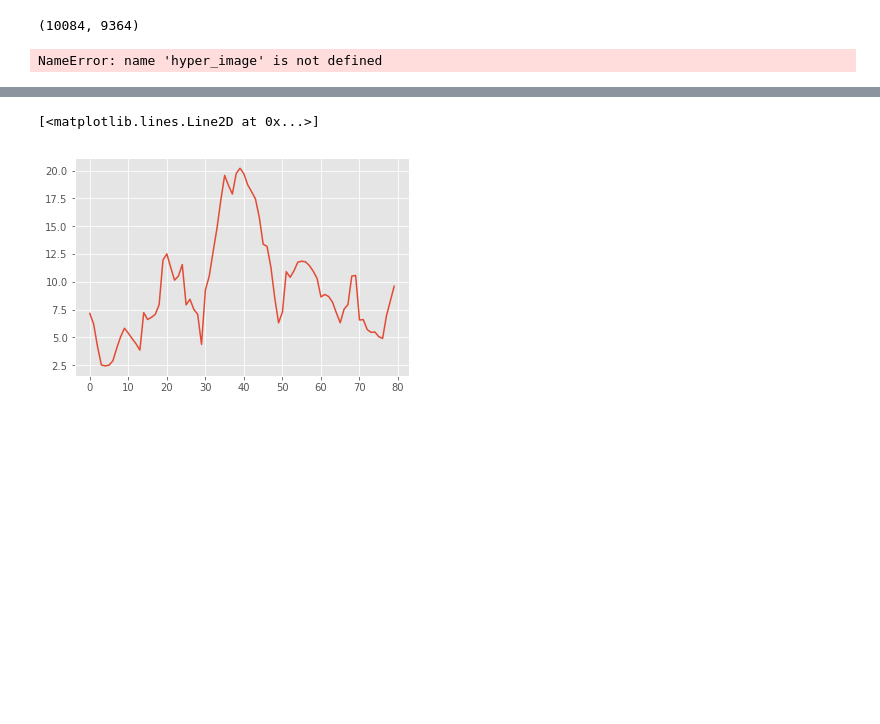
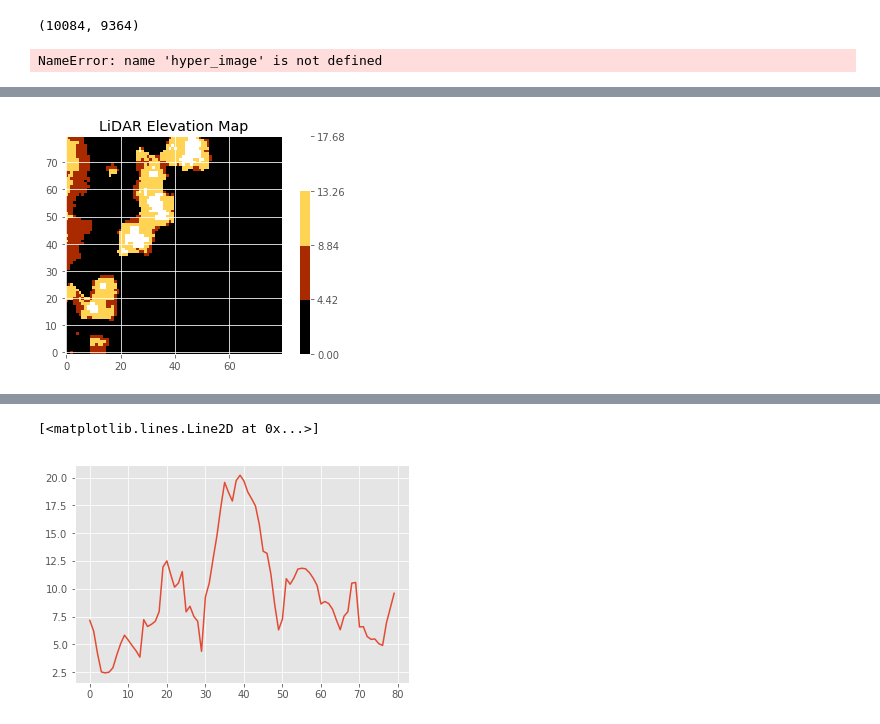
Before and after one commit to rachit-ranjan16/CrownSeg, a Jupyter notebook: Segmentation through Clustering.ipynb, the cells around one changed output, grey strips where cells are left out. Cells and saved outputs as stored; diff of their text form; code cells hidden in the pictures; blank space fills up the shorter version.

```diff
--- a/Segmentation through Clustering.ipynb
+++ b/Segmentation through Clustering.ipynb
@@ -75,11 +78,10 @@ hyper_files[2]
 # %% [markdown]
 ### Plotting Functions
 # %%
-def plot_chm(im):
-    cmap = cm.get_cmap('afmhot', 4)
-    plt.imshow(im, cmap=cmap, vmin=0, vmax=1, origin='lower')
-    plt.title("LiDAR Heat Map")
-    plt.colorbar(ticks=np.linspace(0,1,5))
+def plot_chm(im, title="LiDAR Elevation Map"):
+    plt.imshow(im, cmap=cm.get_cmap('afmhot', 4), origin='lower')
+    plt.title(title)
+    plt.colorbar(ticks=np.linspace(im.min(), im.max(), 5))
     plt.show()
 
 def plot_hyper(im):
@@ -492,0 +522,4 @@ first_
+# %%
+plot_chm(first_lidar)
+# %% [output]
+[figure, added]
```
Also changed, not shown: parts of 9 cells of this notebook, 5 other files.
